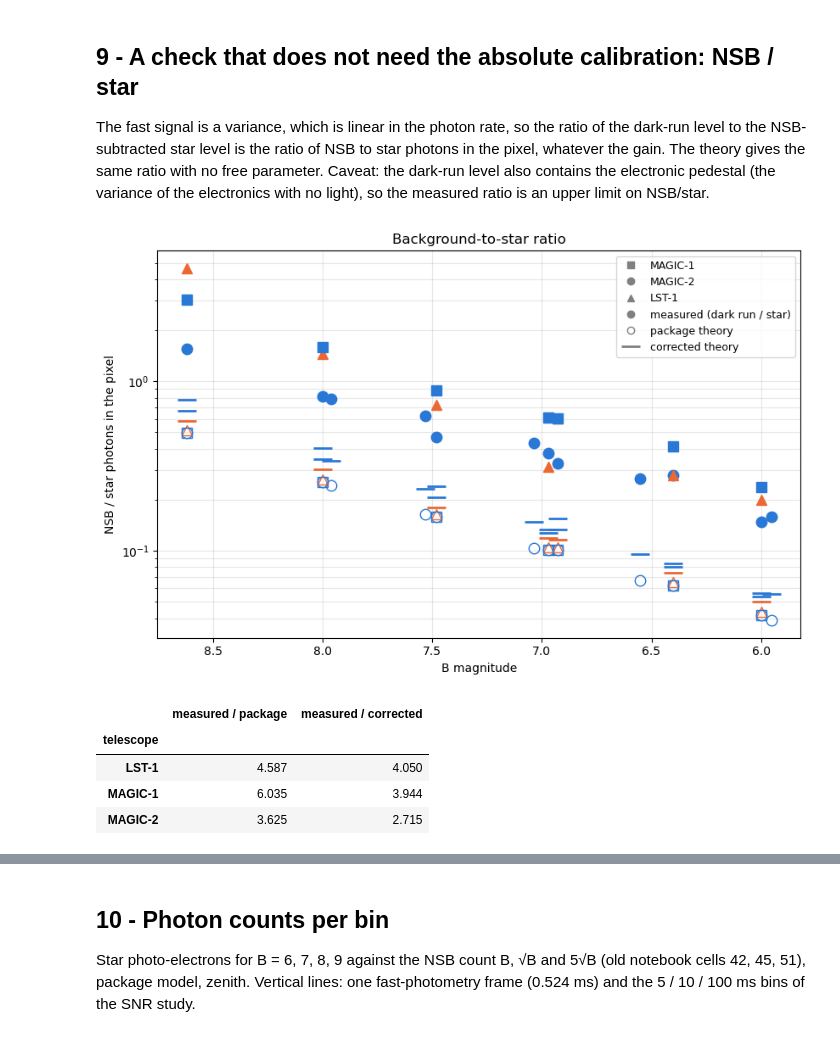
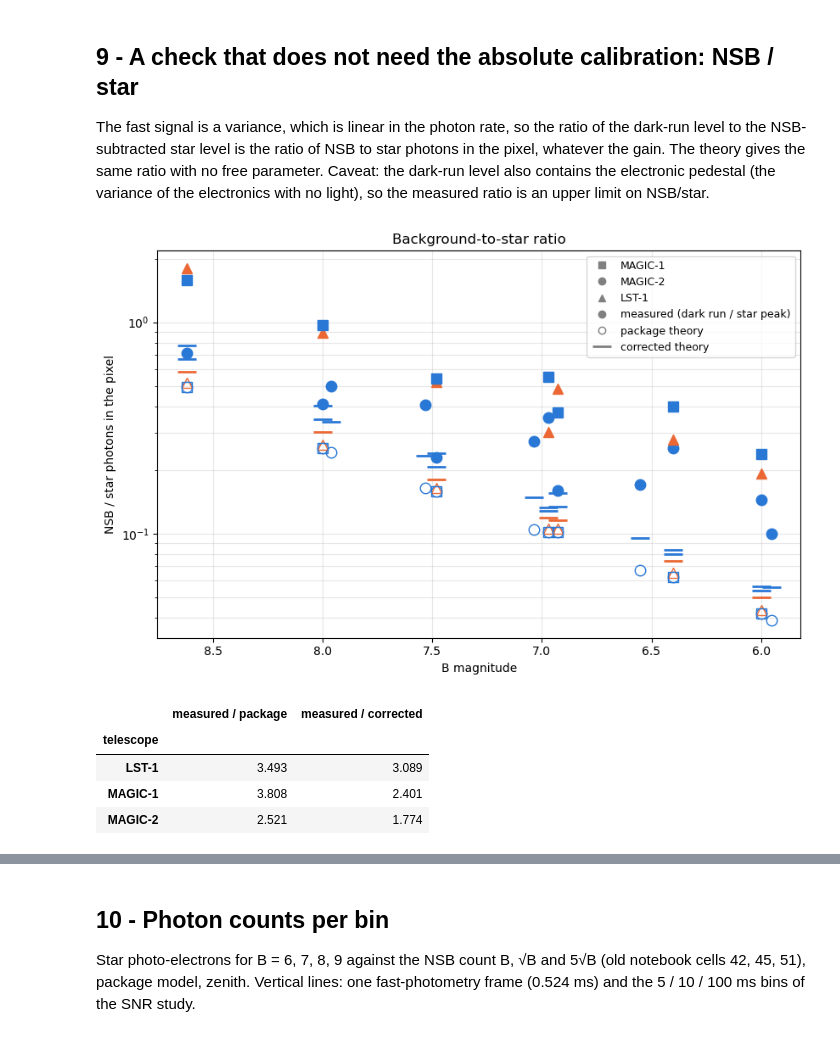
Before and after one commit to eliadse/kbo-occultation, a Jupyter notebook: notebooks/snr_theo_study.ipynb, the cells around one changed output, grey strips where cells are left out. Drawn from its saved outputs; the diff is of its cells as text; code cells hidden in the pictures.

```diff
--- a/notebooks/snr_theo_study.ipynb
+++ b/notebooks/snr_theo_study.ipynb
@@ -739,7 +741,7 @@ same ratio with no free parameter. Caveat: the dark-run level also contains the
 the electronics with no light), so the measured ratio is an upper limit on NSB/star.
 # %%
 lcs = load_lightcurves(log)
-nsb = nsb_table(log, lcs=lcs)
+nsb = nsb_table(log, lcs=lcs, units="fast")
 bs_rows = []
 for (night_name, obs_name, tel_name), r in nsb.iterrows():
     obs = log.nights[night_name].observations[obs_name]
@@ -747,38 +749,38 @@ for (night_name, obs_name, tel_name), r in nsb.iterrows():
     X = conditions["airmass_mean"].get((night_name, obs_name), 1.0)
     mirrors = throughput_from_faulty_panels(obs.faulty_mirrors.get(DC_KEY[tel_name]), DC_KEY[tel_name])
     pkg = package_budget(i, obs.magnitude(BAND), 1 * u.ms, airmass=X, extinction=True, throughput_factor=mirrors)
     cor = corrected_budget(i, obs.magnitude(BAND), 1 * u.ms, airmass=X, throughput=mirrors,
                            psf=psf_containment(night_name, tel_name), teff=teff_from_spectral_type(obs.spectral_type))
     bs_rows.append({"night": night_name, "observation": obs_name, "telescope": tel_name, "mag": obs.magnitude(BAND),
                     "nsb_source": r["nsb_source"],
-                    "measured": r["nsb_default"] / (r["star_mean"] - r["nsb_default"]),
+                    "measured": r["nsb_default"] / (r["star_peak_comb"] - r["nsb_default"]),
                     "package": pkg["nsb_photons"] / pkg["star_photons"],
                     "corrected": cor["nsb_photons"] / cor["star_photons"]})
 bs = pd.DataFrame(bs_rows).set_index(["night", "observation", "telescope"])
 bs["measured / package"] = bs["measured"] / bs["package"]
 bs["measured / corrected"] = bs["measured"] / bs["corrected"]
 
 MARK = {"MAGIC-1": "s", "MAGIC-2": "o", "LST-1": "^"}
 fig, ax = plt.subplots(figsize=(8.5, 5.5))
 for (night_name, obs_name, tel_name), r in bs.iterrows():
     c = TEL_COLORS[KIND[tel_name]]
     ax.plot(r["mag"], r["measured"], MARK[tel_name], ms=9, color=c)
     ax.plot(r["mag"], r["package"], MARK[tel_name], ms=9, mfc="none", mec=c)
     ax.plot(r["mag"], r["corrected"], "_", ms=16, mew=2, color=c)
 handles = [plt.Line2D([], [], color="grey", marker=m, ls="", label=t) for t, m in MARK.items()]
-handles += [plt.Line2D([], [], color="grey", marker="o", ls="", label="measured (dark run / star)"),
+handles += [plt.Line2D([], [], color="grey", marker="o", ls="", label="measured (dark run / star peak)"),
             plt.Line2D([], [], color="grey", marker="o", mfc="none", ls="", label="package theory"),
             plt.Line2D([], [], color="grey", marker="_", ms=16, mew=2, ls="", label="corrected theory")]
 ax.set(yscale="log", xlabel=f"{BAND} magnitude", ylabel="NSB / star photons in the pixel", title="Background-to-star ratio")
 ax.invert_xaxis(); ax.grid(alpha=0.3, which="both"); ax.legend(handles=handles, fontsize=9)
 plt.tight_layout()
 plt.savefig(f"./NSB_to_star_ratio.png", dpi=200)
 plt.show()
 bs.groupby("telescope")[["measured / package", "measured / corrected"]].median()
 # %% [output]
-[figure, old version]
+[figure, new version]
 |  | measured / package | measured / corrected |
 | telescope |  |  |
-| LST-1 | 4.587 | 4.050 |
-| MAGIC-1 | 6.035 | 3.944 |
-| MAGIC-2 | 3.625 | 2.715 |
+| LST-1 | 3.493 | 3.089 |
+| MAGIC-1 | 3.808 | 2.401 |
+| MAGIC-2 | 2.521 | 1.774 |
```
Also changed, not shown: parts of 4 cells of this notebook, 4 other files.
